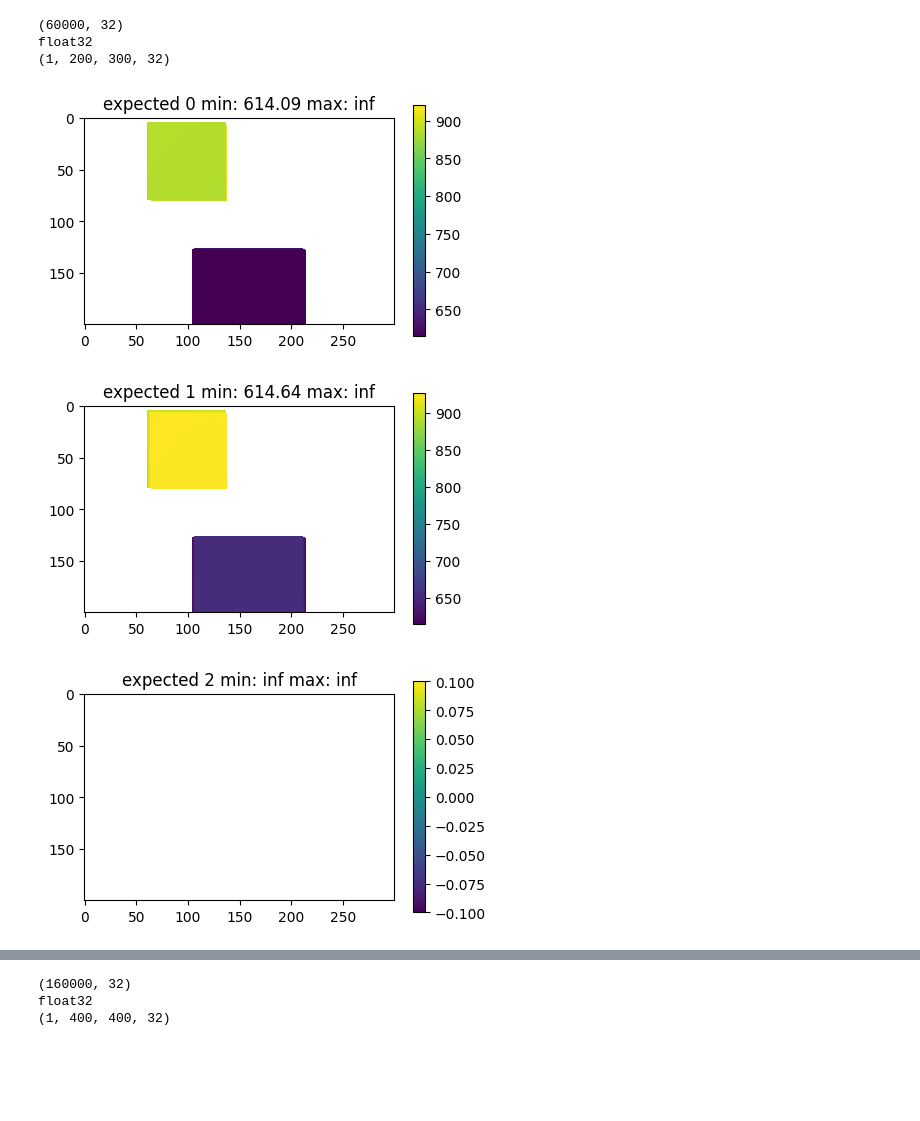
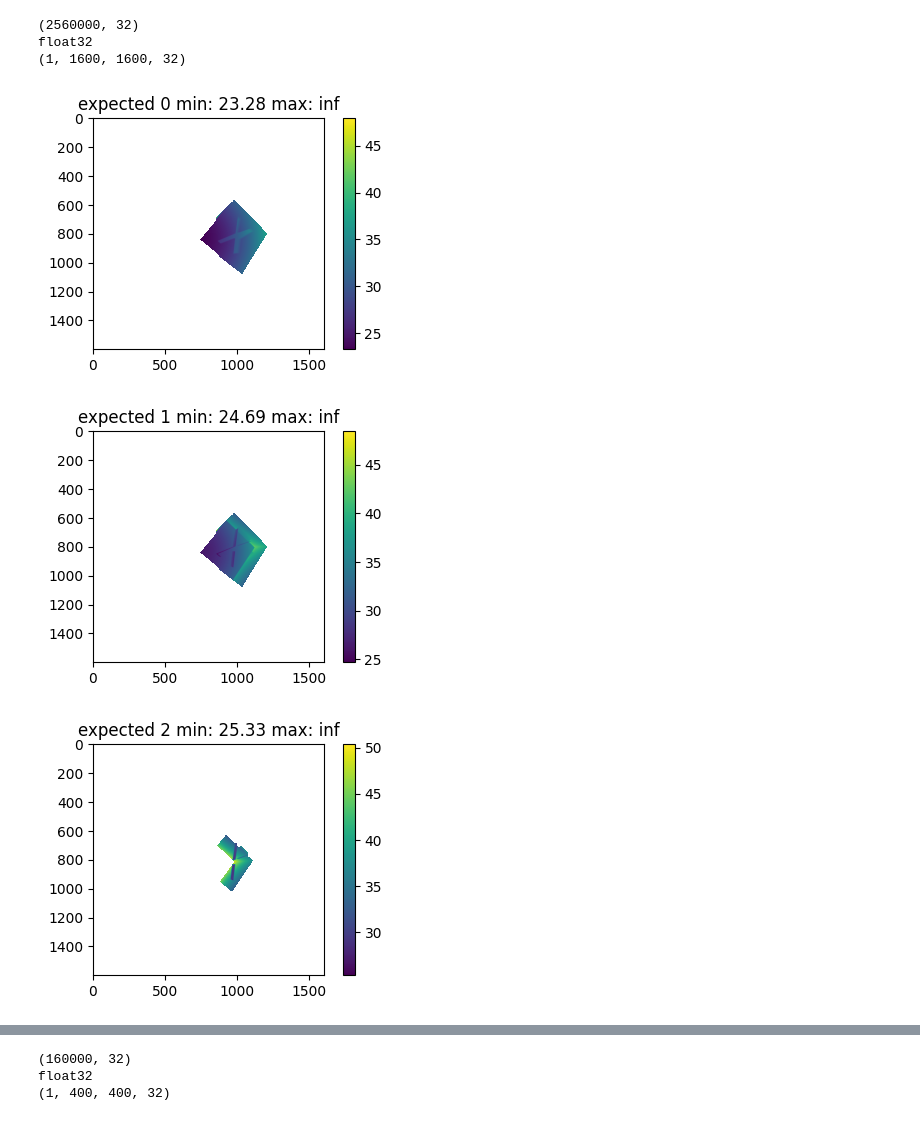
Before and after one commit to PelvisVR/deepdrr, a Jupyter notebook: compare_depth.ipynb, the cells around one changed output, grey strips where cells are left out. Cells and saved outputs as stored; diff of their text form; code cells hidden in the pictures; blank space fills up the shorter version.

```diff
--- a/compare_depth.ipynb
+++ b/compare_depth.ipynb
@@ -69,29 +69,29 @@ from matplotlib import pyplot as plt
 # %%
 actual_frames = np.load("../deepdrr/self.mesh_hit_alphas_gpu.npy")
 # actual = np.load("../deepdrr/self.mesh_hit_alphas_tex_gpu.npy")
 print(actual_frames.shape)
 print(actual_frames.dtype)
-actual_frames = actual_frames.reshape(-1, 200, 300, 32)
-# actual_frames = actual_frames.reshape(-1, 400, 400, 32)
+# actual_frames = actual_frames.reshape(-1, 200, 300, 32)
+actual_frames = actual_frames.reshape(-1, 400*4, 400*4, 32)
 # actual = actual.reshape(-1, 400, 400, 2)
 print(actual_frames.shape)
 # actual[actual == np.inf] = np.nan
 
 def plot_channel(i, arr):
     plt.figure(figsize=(5, 3))
     plt.imshow(arr)
     plt.title(f"expected {i} min: {np.nanmin(arr):.2f} max: {np.nanmax(arr):.2f}")
     plt.colorbar()
     plt.show()
 
 
 for i in range(10):
 # for i in range(actual.shape[2]):
     plot_channel(i, actual_frames[0, :, :, i])
 # %% [output]
-(60000, 32)
+(2560000, 32)
 float32
-(1, 200, 300, 32)
+(1, 1600, 1600, 32)
-[figure, old version]
+[figure, new version]
-[figure, old version]
+[figure, new version]
-[figure, old version]
+[figure, new version]
```
Also changed, not shown: parts of 1 cell of this notebook, 1 other file.
